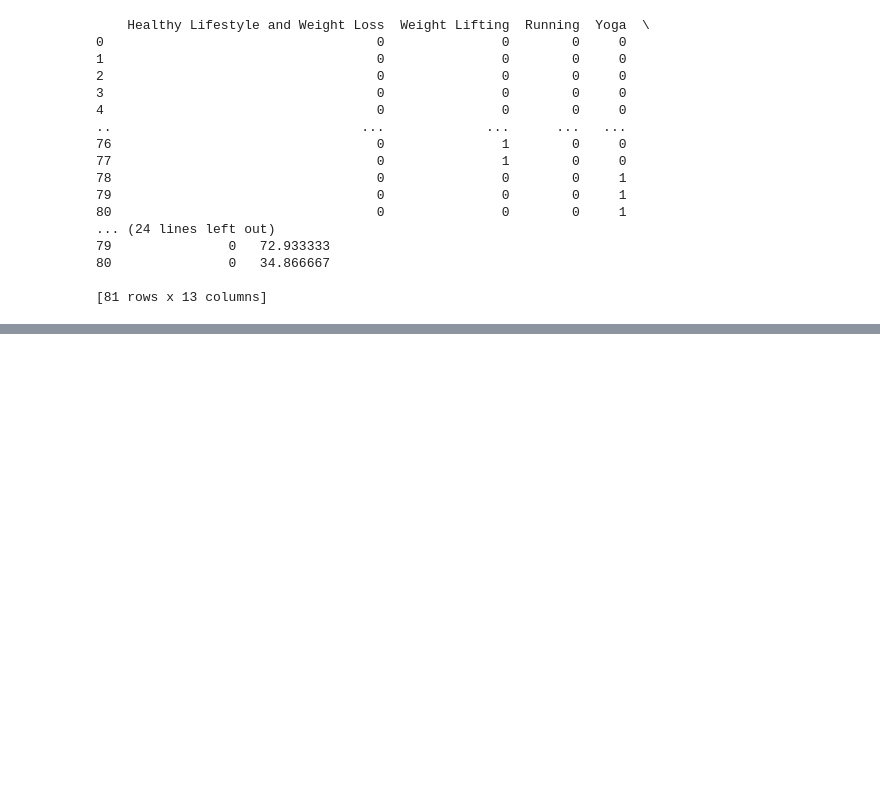
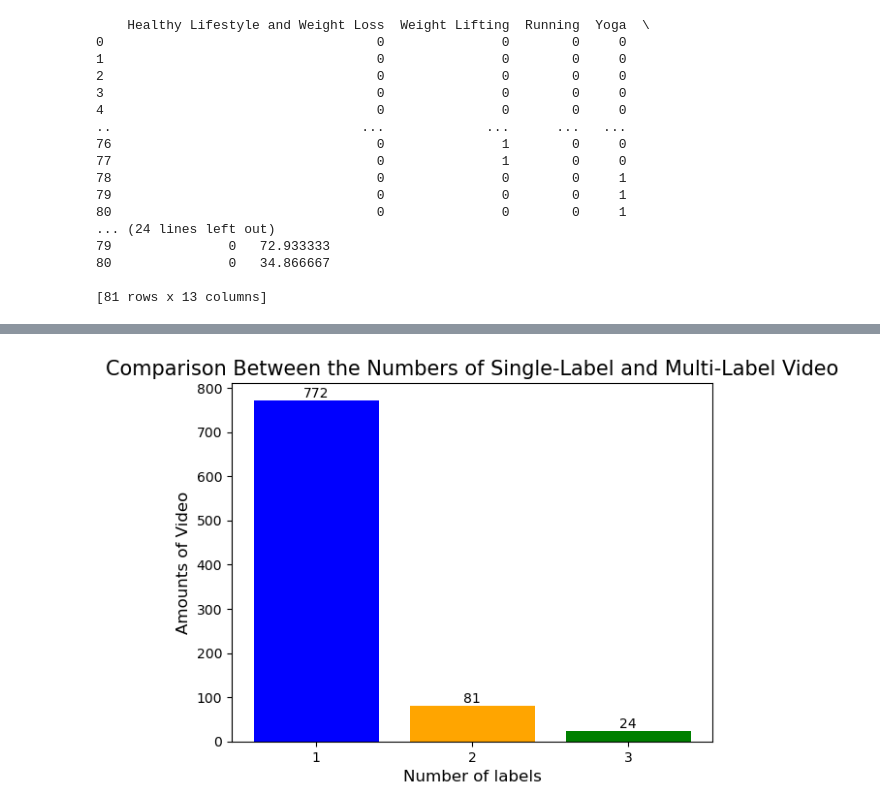
Before and after one commit to eatrabyo/multi_label_classification_on_tik_tok_videos, a Jupyter notebook: EDA.ipynb, the cells around one changed output, grey strips where cells are left out. Drawn from its saved outputs; the diff is of its cells as text; code cells hidden in the pictures; blank space fills up the shorter version.

Commit message:
add comparison chart of single and multi label

```diff
--- a/EDA.ipynb
+++ b/EDA.ipynb
@@ -858,0 +860,2 @@ plt.show()
+# %%
+multi = pd.read_csv('data/data_set_label.csv')
@@ -858,0 +878,24 @@ plt.show()
+# %%
+# Extract the 'count' column
+count_column = multi['count']
+
+# Count occurrences of 1, 2, and 3
+count_1 = count_column[count_column == 1].count()
+count_2 = count_column[count_column == 2].count()
+count_3 = count_column[count_column == 3].count()
+
+# Plot a bar chart
+counts = [count_1, count_2, count_3]
+labels = ['1', '2', '3']
+
+plt.bar(labels, counts, color=['blue', 'orange', 'green'])
+plt.xlabel('Number of labels', fontsize=12)
+plt.ylabel('Amounts of Video',fontsize=12)
+plt.title('Comparison Between the Numbers of Single-Label and Multi-Label Video', fontsize = 15)
+
+for i, count in enumerate(counts):
+    plt.text(i, count + 0.1, str(count), ha='center', va='bottom')
+
+plt.show()
+# %% [output]
+[figure, added]
```
Also changed, not shown: parts of 29 cells of this notebook.
